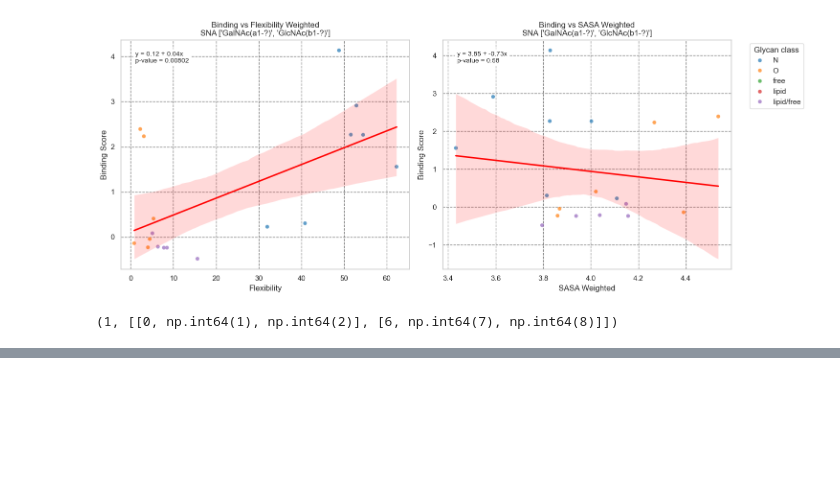
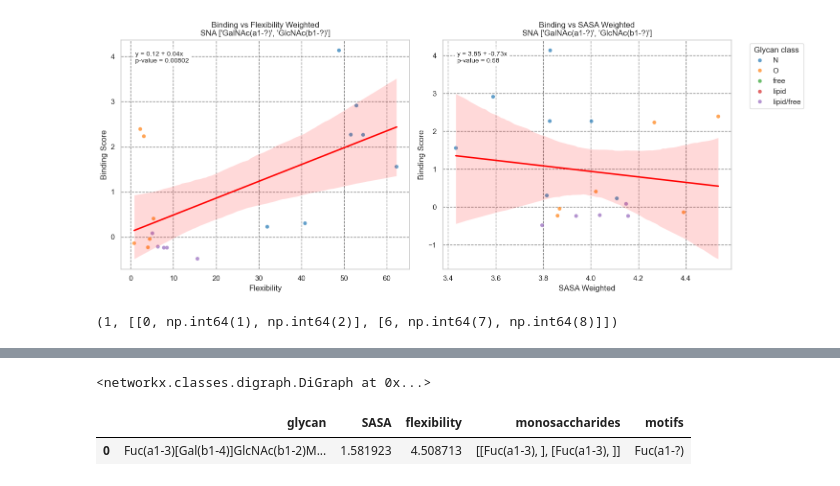
Before and after one commit to BojarLab/G-look-like, a Jupyter notebook: analyses_lab.ipynb, the cells around one changed output, grey strips where cells are left out. Cells and saved outputs as stored; diff of their text form; code cells hidden in the pictures; blank space fills up the shorter version.

Commit message:
magic functions

```diff
--- a/analyses_lab.ipynb
+++ b/analyses_lab.ipynb
@@ -45,0 +55,6 @@ GlycoDraw("Fuc(a1-2)Gal(b1-4)GlcNAc(b1-3)[Fuc(a1-2)]Gal(b1-4)Glc", highlight_mot
+# %%
+from glycowork.motif.graph import  glycan_to_nxGraph
+glycan= glycan_to_nxGraph("Fuc(a1-3)[Gal(b1-4)]GlcNAc(b1-2)Man(a1-3)[Fuc(a1-3)[Gal(b1-4)]GlcNAc(b1-2)Man(a1-6)]Man(b1-4)GlcNAc(b1-4)GlcNAc")
+motif= glycan_to_nxGraph('Gal(b1-3/4)GlcNAc(b1-2)')
+
+subgraph_isomorphism(glycan, motif, return_matches=True)
@@ -45,0 +426,14 @@ GlycoDraw("Fuc(a1-2)Gal(b1-4)GlcNAc(b1-3)[Fuc(a1-2)]Gal(b1-4)Glc", highlight_mot
+# %%
+from scripts.load_data import load_data
+flex_data, binding_df, invalid_graphs =load_data()
+glycan_id = "Fuc(a1-3)[Gal(b1-4)]GlcNAc(b1-2)Man(a1-3)[Fuc(a1-3)[Gal(b1-4)]GlcNAc(b1-2)Man(a1-6)]Man(b1-4)GlcNAc(b1-4)GlcNAc"
+glycan_graph = flex_data.get(glycan_id)
+glycan_graph
+# %% [output]
+<networkx.classes.digraph.DiGraph at 0x...>
+# %%
+properties={'motif': ['Fuc(a1-?)'], 'termini_list': [['t']]}
+magic(glycan_id, properties, flex_data)
+# %% [output]
+|  | glycan | SASA | flexibility | monosaccharides | motifs |
+| 0 | Fuc(a1-3)[Gal(b1-4)]GlcNAc(b1-2)M... | 1.581923 | 4.508713 | [[Fuc(a1-3), ], [Fuc(a1-3), ]] | Fuc(a1-?) |
```
Also changed, not shown: parts of 7 cells of this notebook, 55 other files.
